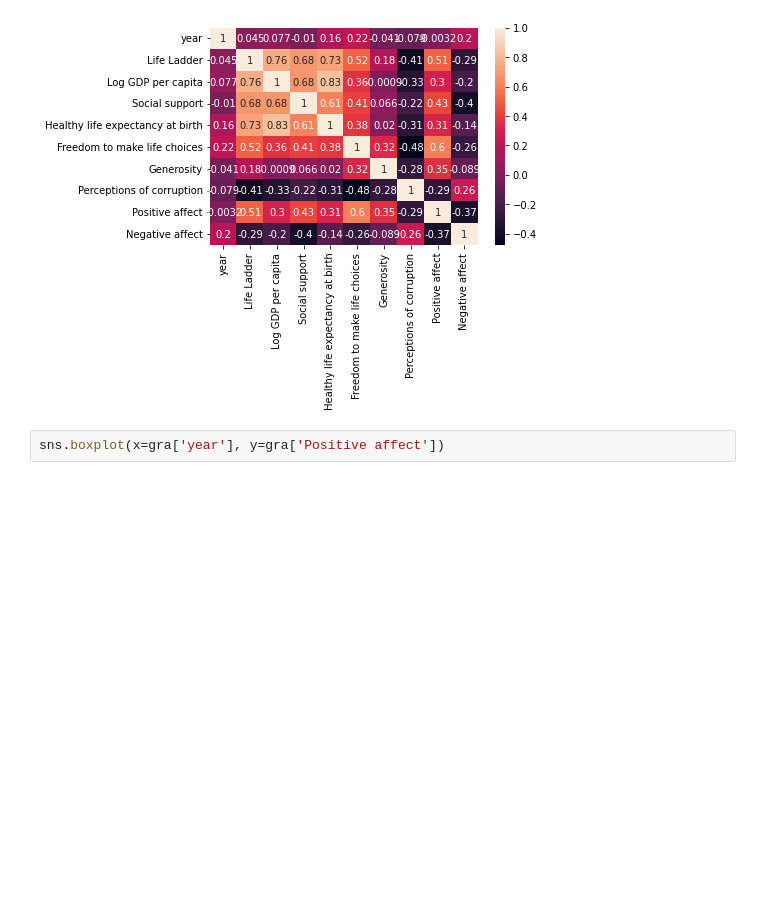
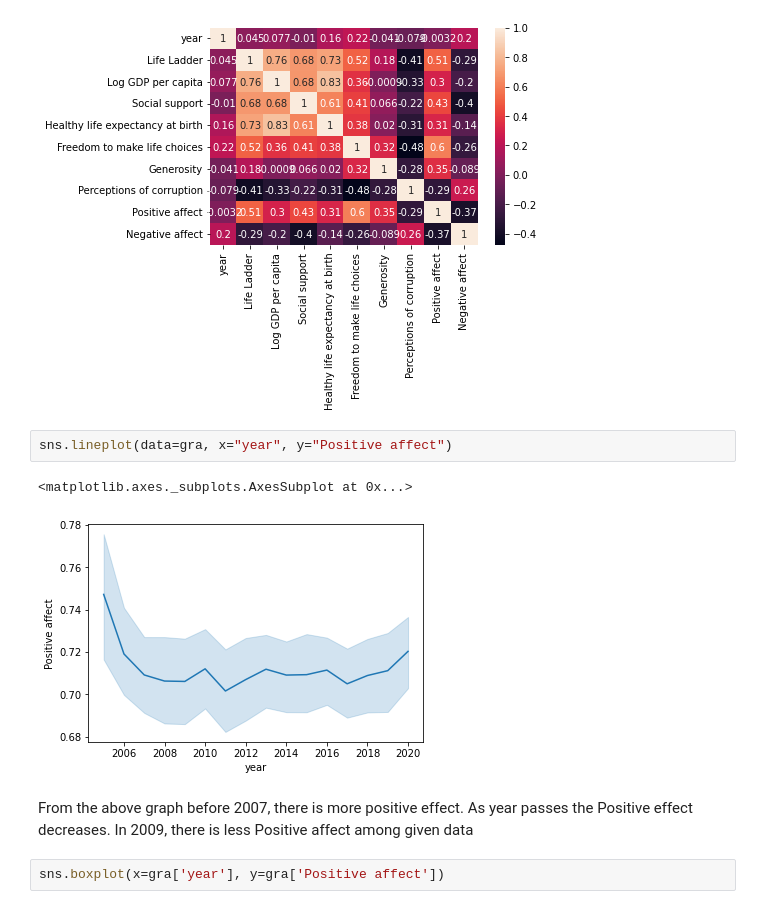
Before and after one commit to ishita164/DataAnalytics, a Jupyter notebook: DA1.ipynb, the cells around one changed output. Cells and saved outputs as stored; diff of their text form; blank space fills up the shorter version.

```diff
--- a/DA1.ipynb
+++ b/DA1.ipynb
@@ -369,6 +373,13 @@ sns.heatmap(corelation, xticklabels=corelation.columns, yticklabels=corelation.c
 # %% [output]
 <matplotlib.axes._subplots.AxesSubplot at 0x...>
 [figure]
+# %%
+sns.lineplot(data=gra, x="year", y="Positive affect")
+# %% [output]
+<matplotlib.axes._subplots.AxesSubplot at 0x...>
+[figure, added]
+# %% [markdown]
+From the above graph before 2007, there is more positive effect. As year passes the Positive effect decreases. In 2009, there is less Positive affect among given data
 # %%
 sns.boxplot(x=gra['year'], y=gra['Positive affect'])
 # %% [output]
```
Also changed, not shown: parts of 7 cells of this notebook.
